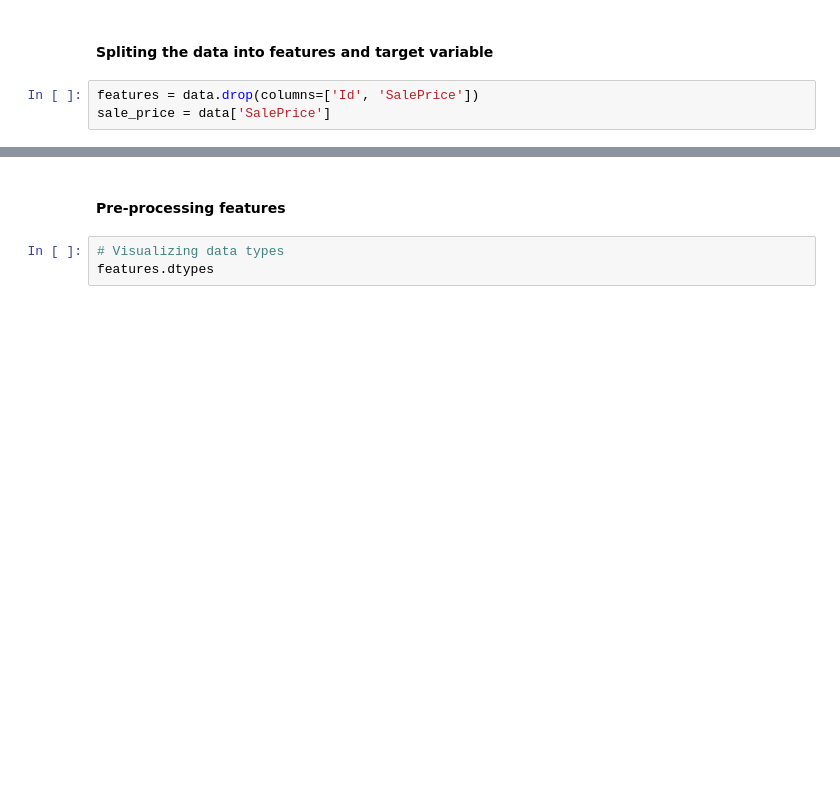
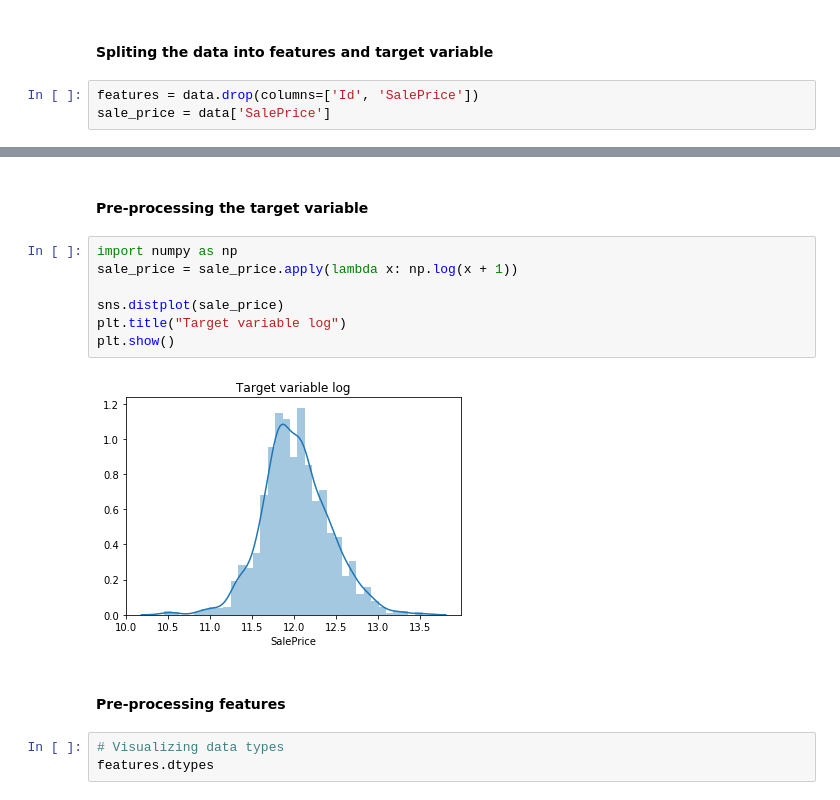
Before and after one commit to yuri-motta/house_pricing, a Jupyter notebook: regression.ipynb, the cells around one changed output, grey strips where cells are left out. Drawn from its saved outputs; the diff is of its cells as text; blank space fills up the shorter version.

```diff
--- a/regression.ipynb
+++ b/regression.ipynb
@@ -87,3 +97,14 @@ sale_price = data['SalePrice']
+# %% [markdown]
+#### Pre-processing the target variable
+# %%
+import numpy as np
+sale_price = sale_price.apply(lambda x: np.log(x + 1))
+
+sns.distplot(sale_price)
+plt.title("Target variable log")
+plt.show()
+# %% [output]
+[figure, added]
 # %% [markdown]
 #### Pre-processing features
 # %%
```
Also changed, not shown: parts of 66 cells of this notebook, 1 other file.
